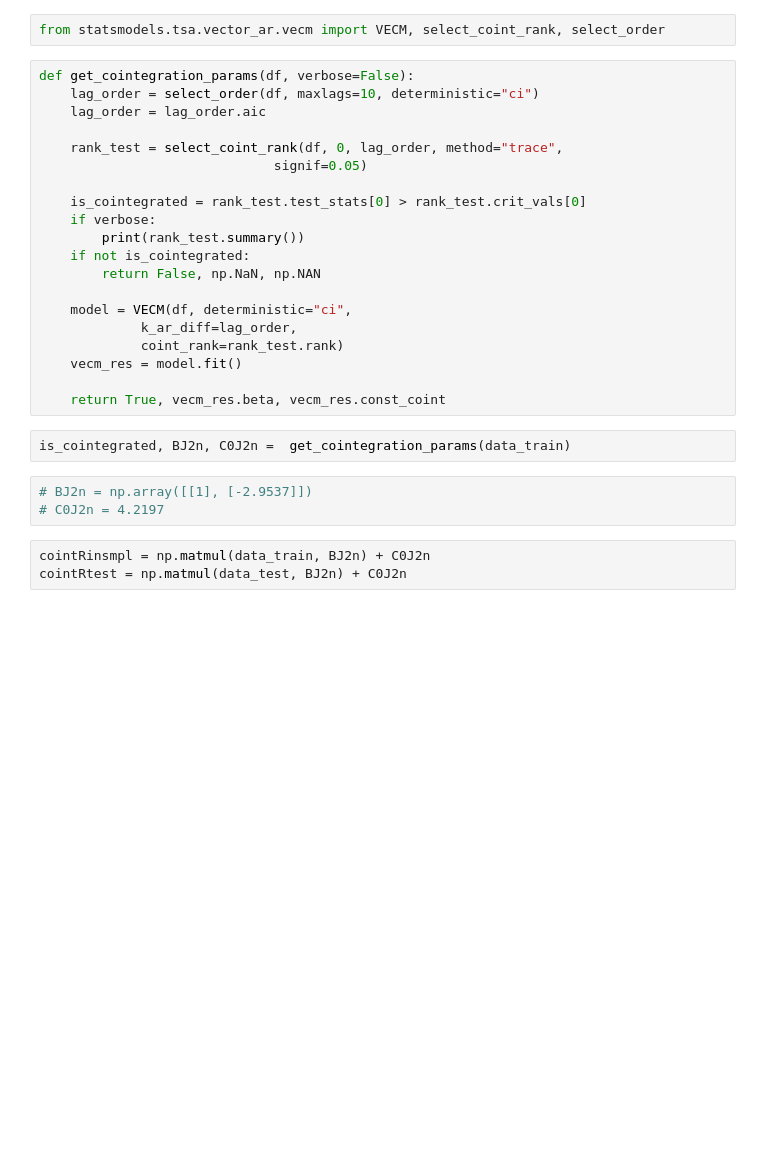
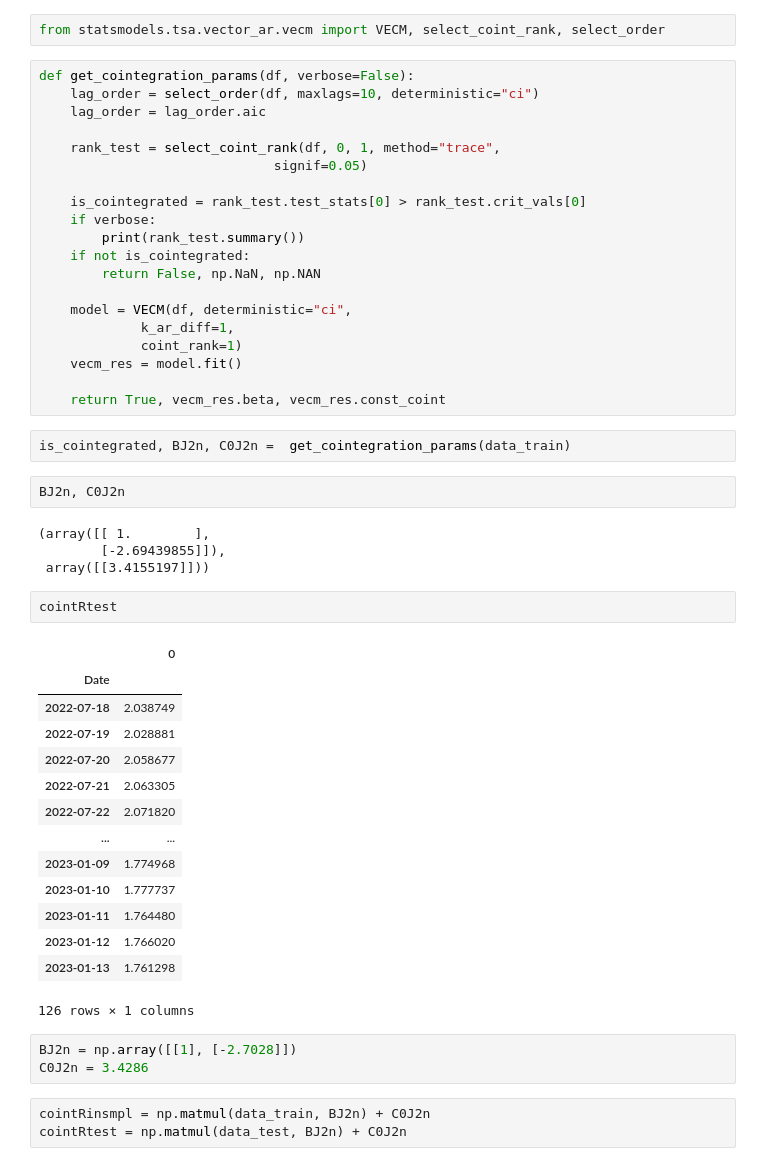
Before and after one commit to alrzJml/advanced_econ, a Jupyter notebook: project/01_pair_trading/01_paired.ipynb, the cells around one changed output. Drawn from its saved outputs; the diff is of its cells as text; blank space fills up the shorter version.

```diff
--- a/project/01_pair_trading/01_paired.ipynb
+++ b/project/01_pair_trading/01_paired.ipynb
@@ -48,7 +51,7 @@ def get_cointegration_params(df, verbose=False):
     lag_order = select_order(df, maxlags=10, deterministic="ci")
     lag_order = lag_order.aic
 
-    rank_test = select_coint_rank(df, 0, lag_order, method="trace",
+    rank_test = select_coint_rank(df, 0, 1, method="trace",
                               signif=0.05)
 
     is_cointegrated = rank_test.test_stats[0] > rank_test.crit_vals[0]
@@ -58,16 +61,39 @@ def get_cointegration_params(df, verbose=False):
         return False, np.NaN, np.NAN
 
     model = VECM(df, deterministic="ci",
-             k_ar_diff=lag_order,
-             coint_rank=rank_test.rank)
+             k_ar_diff=1,
+             coint_rank=1)
     vecm_res = model.fit()
 
     return True, vecm_res.beta, vecm_res.const_coint
 # %%
 is_cointegrated, BJ2n, C0J2n =  get_cointegration_params(data_train)
+# %%
+BJ2n, C0J2n
+# %% [output]
+(array([[ 1.        ],
+        [-2.69439855]]),
+ array([[3.4155197]]))
+# %%
+cointRtest
+# %% [output]
+|  | 0 |
+| Date |  |
+| 2022-07-18 | 2.038749 |
+| 2022-07-19 | 2.028881 |
+| 2022-07-20 | 2.058677 |
+| 2022-07-21 | 2.063305 |
+| 2022-07-22 | 2.071820 |
+| ... | ... |
+| 2023-01-09 | 1.774968 |
+| 2023-01-10 | 1.777737 |
+| 2023-01-11 | 1.764480 |
+| 2023-01-12 | 1.766020 |
+| 2023-01-13 | 1.761298 |
+126 rows × 1 columns
 # %%
-# BJ2n = np.array([[1], [-2.9537]])
-# C0J2n = 4.2197
+BJ2n = np.array([[1], [-2.7028]])
+C0J2n = 3.4286
 # %%
 cointRinsmpl = np.matmul(data_train, BJ2n) + C0J2n
 cointRtest = np.matmul(data_test, BJ2n) + C0J2n
```
Also changed, not shown: parts of 5 cells of this notebook, 23 other files.
